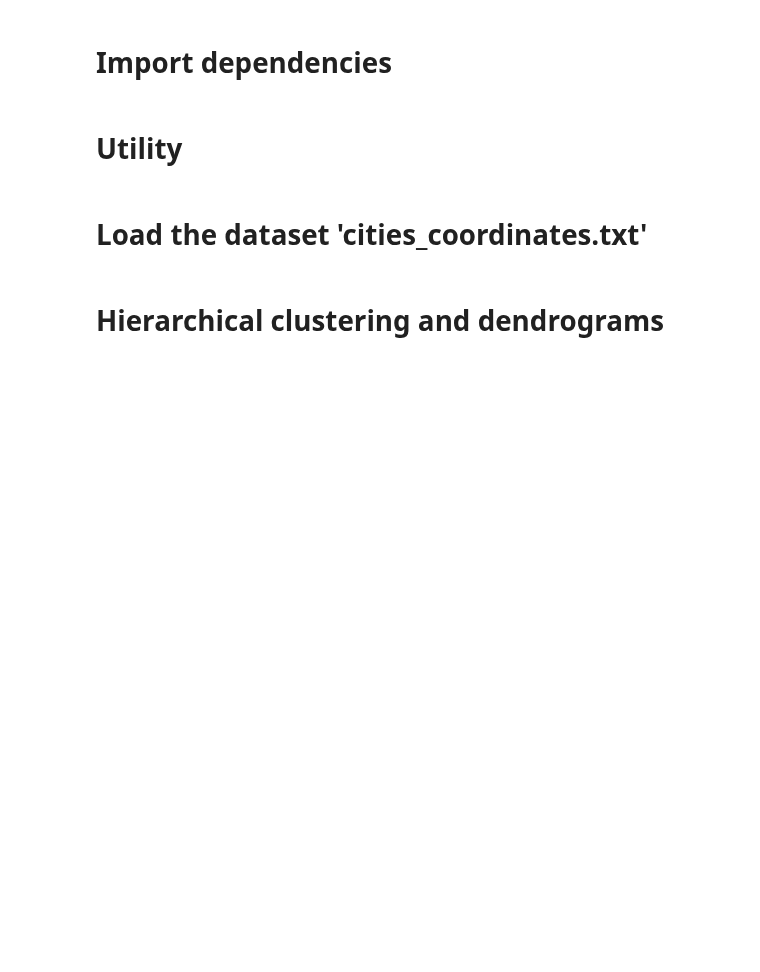
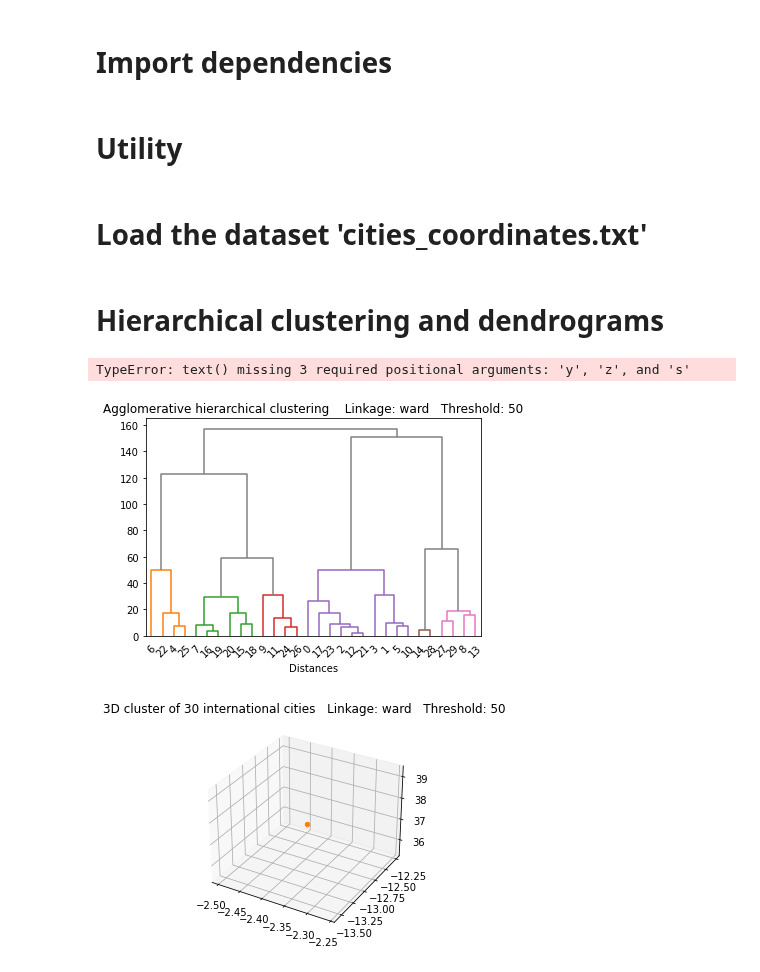
Before and after one commit to ivalencius/Machine_learning_INF264, a Jupyter notebook: Homework/6/Hw6_INF264_template_part_1.ipynb, the cells around one changed output. Drawn from its saved outputs; the diff is of its cells as text; code cells hidden in the pictures; blank space fills up the shorter version.

```diff
--- a/Homework/6/Hw6_INF264_template_part_1.ipynb
+++ b/Homework/6/Hw6_INF264_template_part_1.ipynb
@@ -16,7 +16,7 @@ class Clusters(dict):
     def _repr_html_(self):
         html = '<table style="border: 0;">'
         for c in self:
-            hx = rgb2hex(colorConverter.to_rgb(c))
+            hx = to_hex(colorConverter.to_rgb(c)) ## rgb2hex
             html += '<tr style="border: 0;">' \
             '<td style="background-color: {0}; ' \
                        'border: 0;">' \
@@ -53,30 +51,38 @@ def get_cluster_classes(den, label='ivl'):
+# %%
+### TO DO ###
+X = np.loadtxt('cities_coordinates.txt', delimiter=',', usecols=(0,1,2))
+y = np.loadtxt('cities_coordinates.txt', dtype=str, delimiter=',', usecols=(3))
 # %% [markdown]
 # Hierarchical clustering and dendrograms
 # %%
-color_threshold = ...
+color_threshold = 50
 for l, linkage_type in enumerate(['ward', 'average', 'complete', 'single']):
     # Do hierarchichal clustering:
-    clusters_hierarchy = linkage(...)
+    clusters_hierarchy = linkage(X, method=linkage_type)
     plt.figure(l+1)
     plt.title("Agglomerative hierarchical clustering    Linkage: " + str(linkage_type) + "   Threshold: " + str(color_threshold))
     plt.xlabel("Distances") # Depending on the orientation of your dendrogram, it could become plt.ylabel
     # Extract and display the dendrogram:
-    cities_dendrogram = dendrogram(...)
+    cities_dendrogram = dendrogram(clusters_hierarchy, color_threshold=color_threshold, above_threshold_color='grey')
     # Get the colors of every city:
     colored_clusters = get_cluster_classes(cities_dendrogram)
     fig = plt.figure(l+5)
     ax = plt.axes(projection='3d')
     ax.set_title("3D cluster of 30 international cities   Linkage: " + str(linkage_type) + "   Threshold: " + str(color_threshold))
     # Display every city on a scatter plot, with the color of its cluster:
     for color, cluster_cities in colored_clusters.items():
         # Find the index in y of every city in cluster_cities:
-        cluster_cities_idx = ...
+        cluster_cities_idx = [int(i) for i in cluster_cities]
         for city_idx in cluster_cities_idx:
             # Extract the 3D coordinates of the city, and its name:
-            city_point = ...
-            city_name = ...
+            city_point = X[city_idx]
+            city_name = y[city_idx]
             # Add the city point to the scatterplot, color this point with the color of its cluster in the dendrogram:
-            ax.scatter3D(...)
+            ax.scatter3D(city_point[0], city_point[1], city_point[2], c=color)
             # Annotate the scatterplot with the name of the city, colored as well:
-            ax.text(...)
+            ax.text(city_point[0], city_point[1], city_point[2],city_name, c=color)
 plt.show()
+# %% [output]
+TypeError: text() missing 3 required positional arguments: 'y', 'z', and 's'
+[figure, added]
+[figure, added]
```
Also changed, not shown: parts of 2 cells of this notebook.
